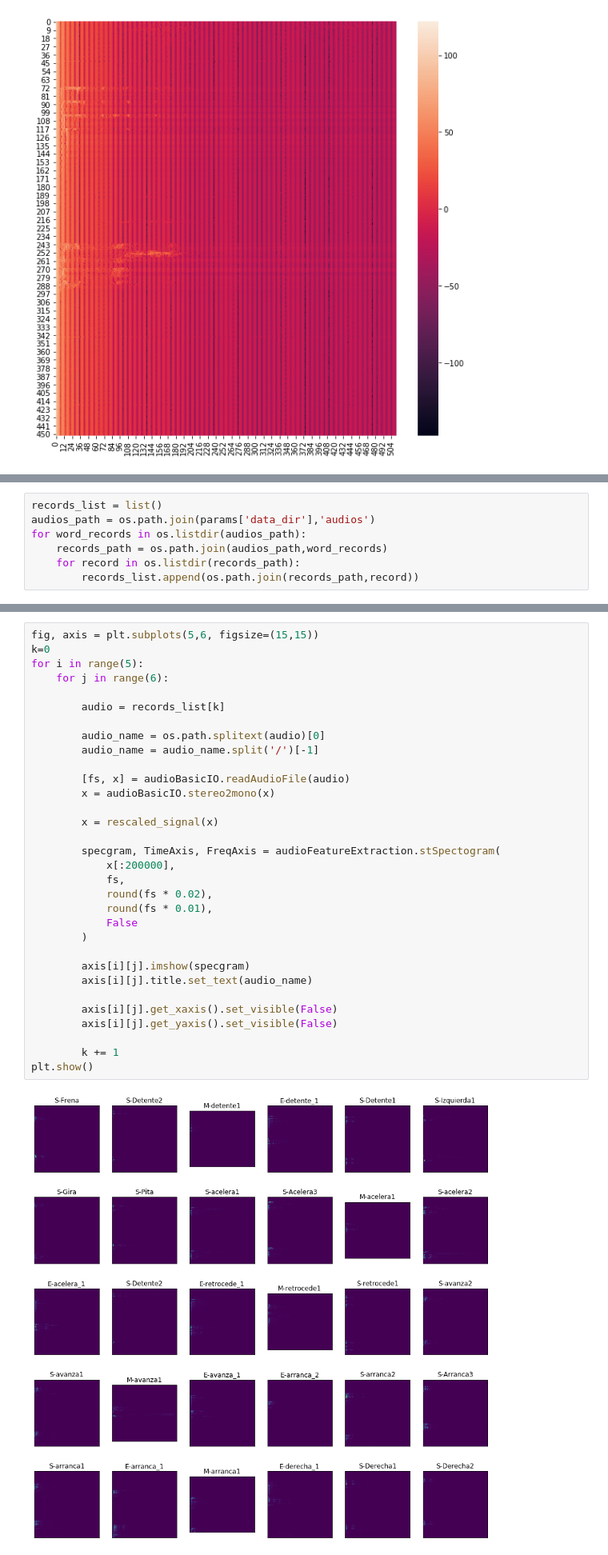
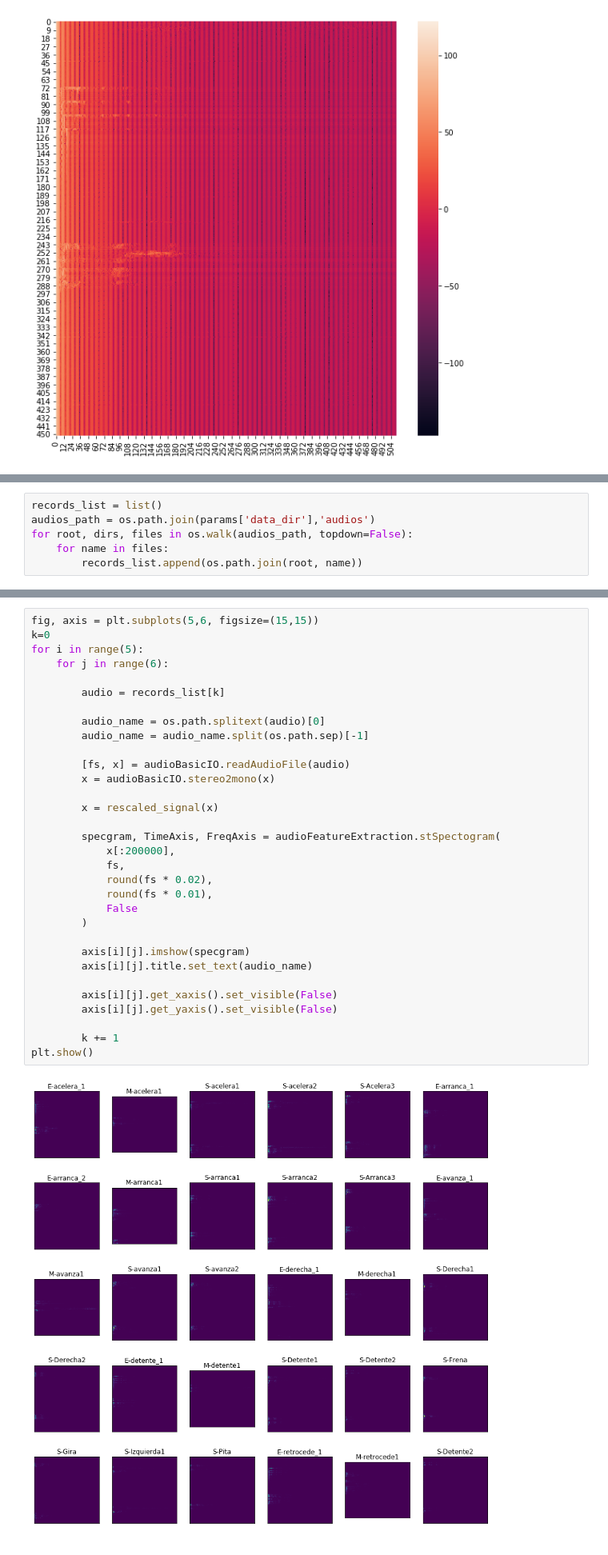
Before and after one commit to SebasPelaez/speech-recognition-pi, a Jupyter notebook: Pruebas.ipynb, the cells around one changed output, grey strips where cells are left out. Shown at 80% size. Saved outputs shown, nothing was run; the diff lists cells and outputs as text.

```diff
--- a/Pruebas.ipynb
+++ b/Pruebas.ipynb
@@ -91,7 +91,6 @@ sns.heatmap(Sp)
 # %%
 records_list = list()
 audios_path = os.path.join(params['data_dir'],'audios')
-for word_records in os.listdir(audios_path):
-    records_path = os.path.join(audios_path,word_records)
-    for record in os.listdir(records_path):
-        records_list.append(os.path.join(records_path,record))
+for root, dirs, files in os.walk(audios_path, topdown=False):
+    for name in files:
+        records_list.append(os.path.join(root, name))
@@ -100,35 +101,35 @@ fig, axis = plt.subplots(5,6, figsize=(15,15))
 k=0
 for i in range(5):
     for j in range(6):
 
         audio = records_list[k]
 
         audio_name = os.path.splitext(audio)[0]
-        audio_name = audio_name.split('/')[-1]
+        audio_name = audio_name.split(os.path.sep)[-1]
 
         [fs, x] = audioBasicIO.readAudioFile(audio)
         x = audioBasicIO.stereo2mono(x)
 
         x = rescaled_signal(x)
 
         specgram, TimeAxis, FreqAxis = audioFeatureExtraction.stSpectogram(
             x[:200000],
             fs,
             round(fs * 0.02),
             round(fs * 0.01),
             False
         )
 
         axis[i][j].imshow(specgram)
         axis[i][j].title.set_text(audio_name)
 
         axis[i][j].get_xaxis().set_visible(False)
         axis[i][j].get_yaxis().set_visible(False)
 
         k += 1
 plt.show()
 # %% [output]
-[figure, old version]
+[figure, new version]
 # %% [markdown]
 # Silence Removal
 # %%
```
Also changed, not shown: parts of 17 cells of this notebook, 1 other file.
